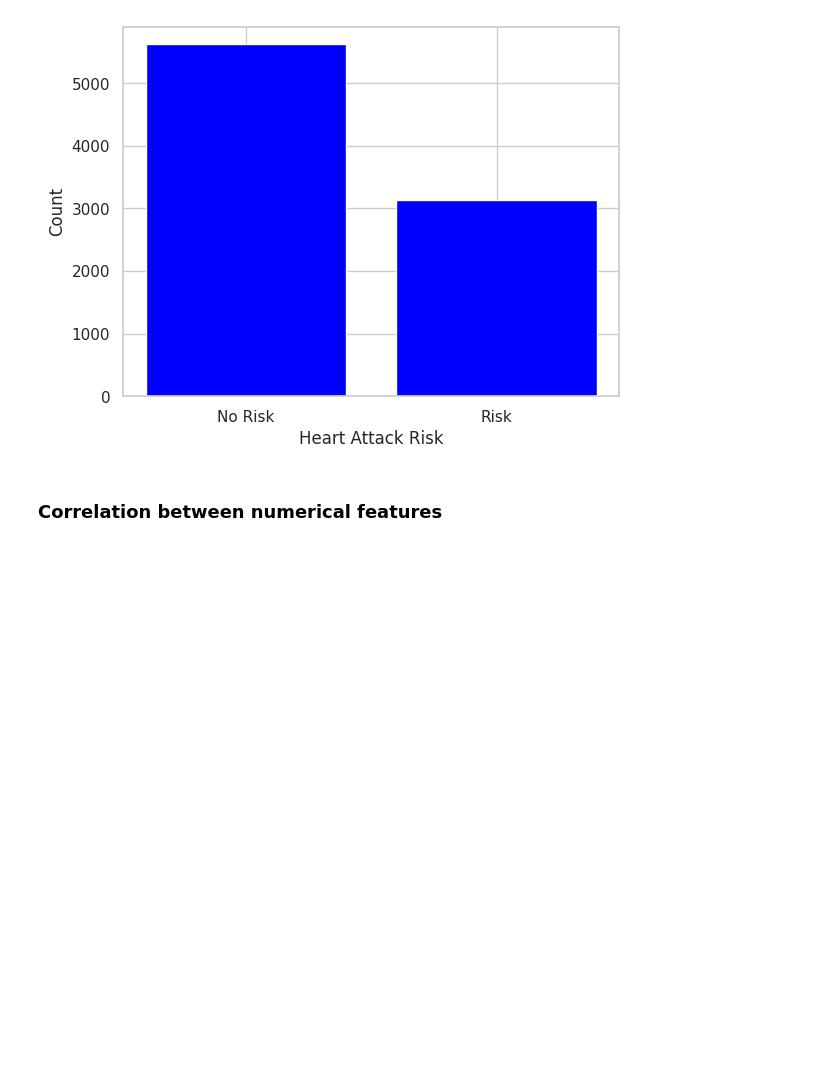
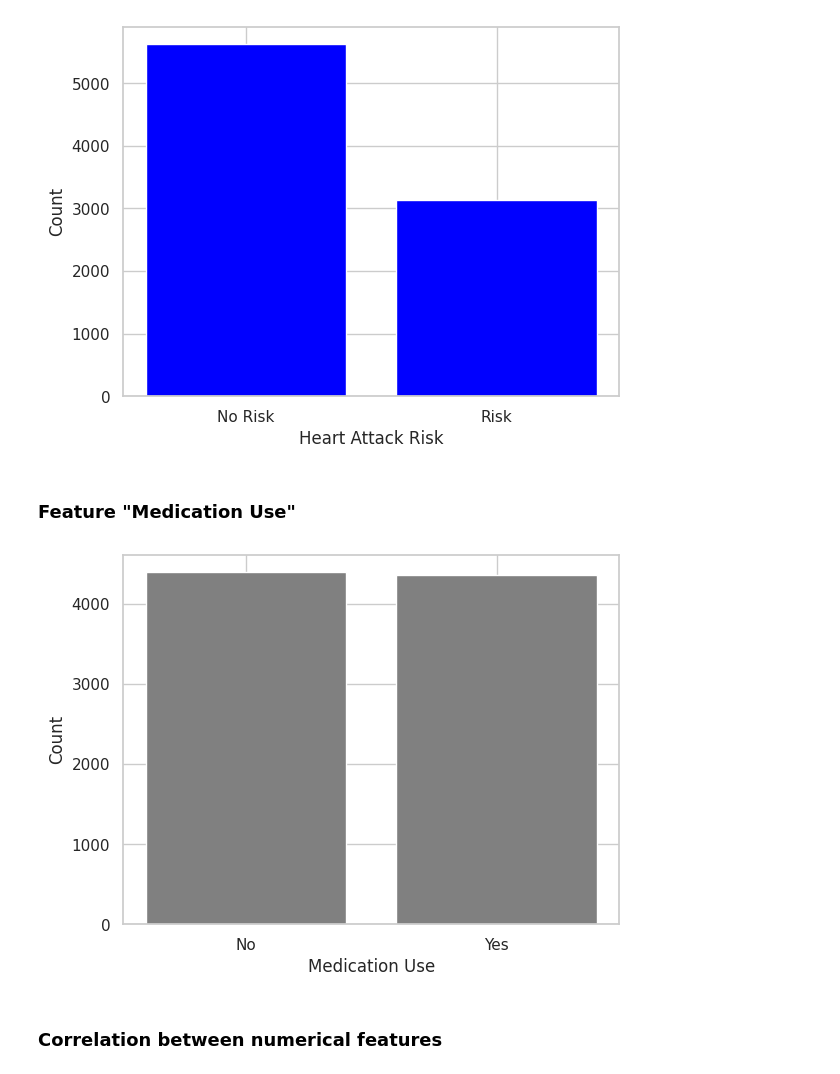
Before and after one commit to Aymanjeb/AAA-project, a Jupyter notebook: Data Exploration.ipynb, the cells around one changed output. Saved outputs shown, nothing was run; the diff lists cells and outputs as text; code cells hidden in the pictures; blank space fills up the shorter version.

```diff
--- a/Data Analysis.ipynb
+++ b/Data Exploration.ipynb
@@ -270,6 +278,16 @@ plt.ylabel('Count')
 plt.show()
 # %% [output]
 [figure]
+# %% [markdown]
+### Feature "Medication Use"
+# %%
+medication_counts = data["Medication Use"].value_counts()
+plt.bar(["No", "Yes"], medication_counts.values, color='grey')
+plt.xlabel('Medication Use')
+plt.ylabel('Count')
+plt.show()
+# %% [output]
+[figure, added]
 # %% [markdown]
 ### Correlation between numerical features
 # %%
```
Also changed, not shown: parts of 6 cells of this notebook, 1 other file.
